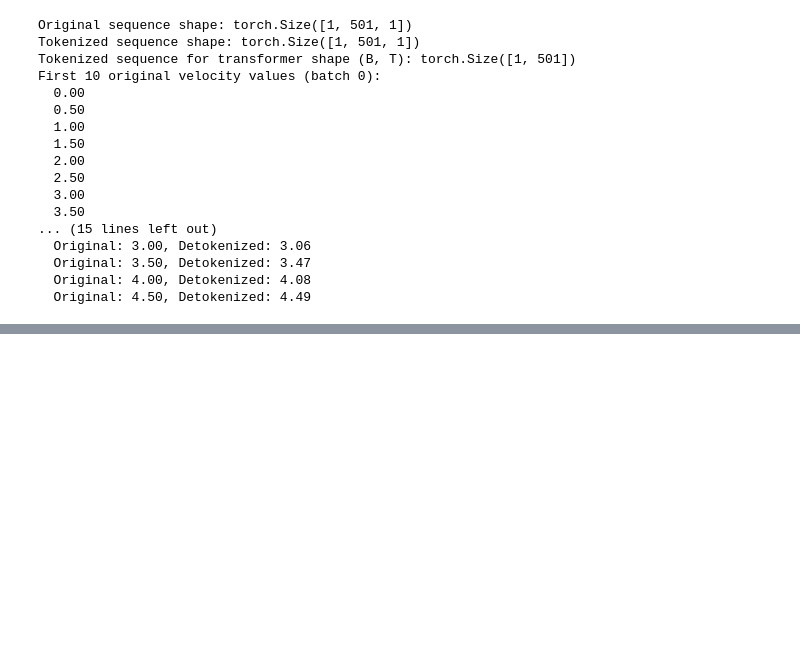
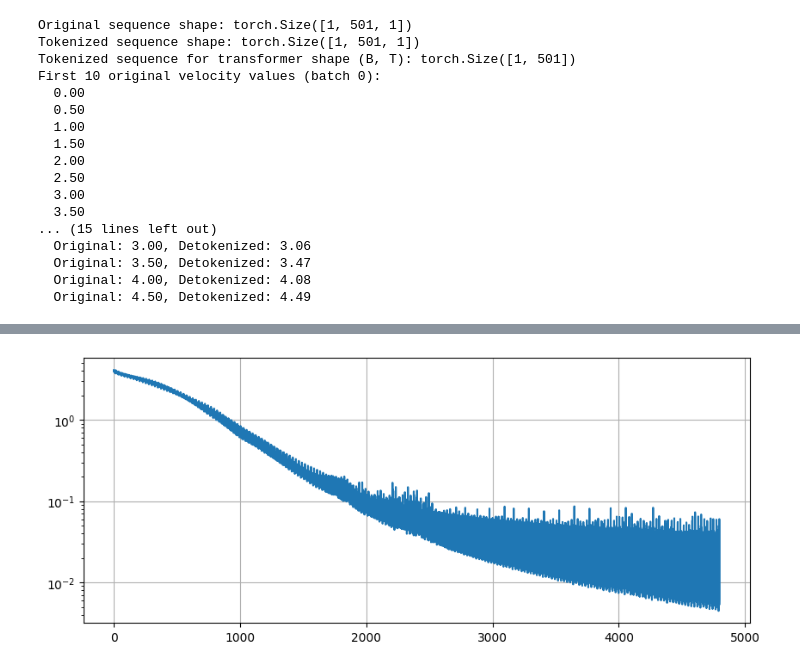
Before and after one commit to Bryce-R/ML, a Jupyter notebook: SimpleDecoderTransformer.ipynb, the cells around one changed output, grey strips where cells are left out. Saved outputs shown, nothing was run; the diff lists cells and outputs as text; code cells hidden in the pictures; blank space fills up the shorter version.

```diff
--- a/SimpleDecoderTransformer.ipynb
+++ b/SimpleDecoderTransformer.ipynb
@@ -291,3 +291,10 @@ Epoch 190, Step 0, Loss 0.036750759929418564
+# %%
+plt.figure(figsize=(10, 4))
+plt.plot(steps, loss_values, label='Loss')
+plt.grid()
+plt.yscale('log')
+# %% [output]
+[figure, added]
 # %%
 start = 5
 end = 10
```
Also changed, not shown: parts of 3 cells of this notebook.
